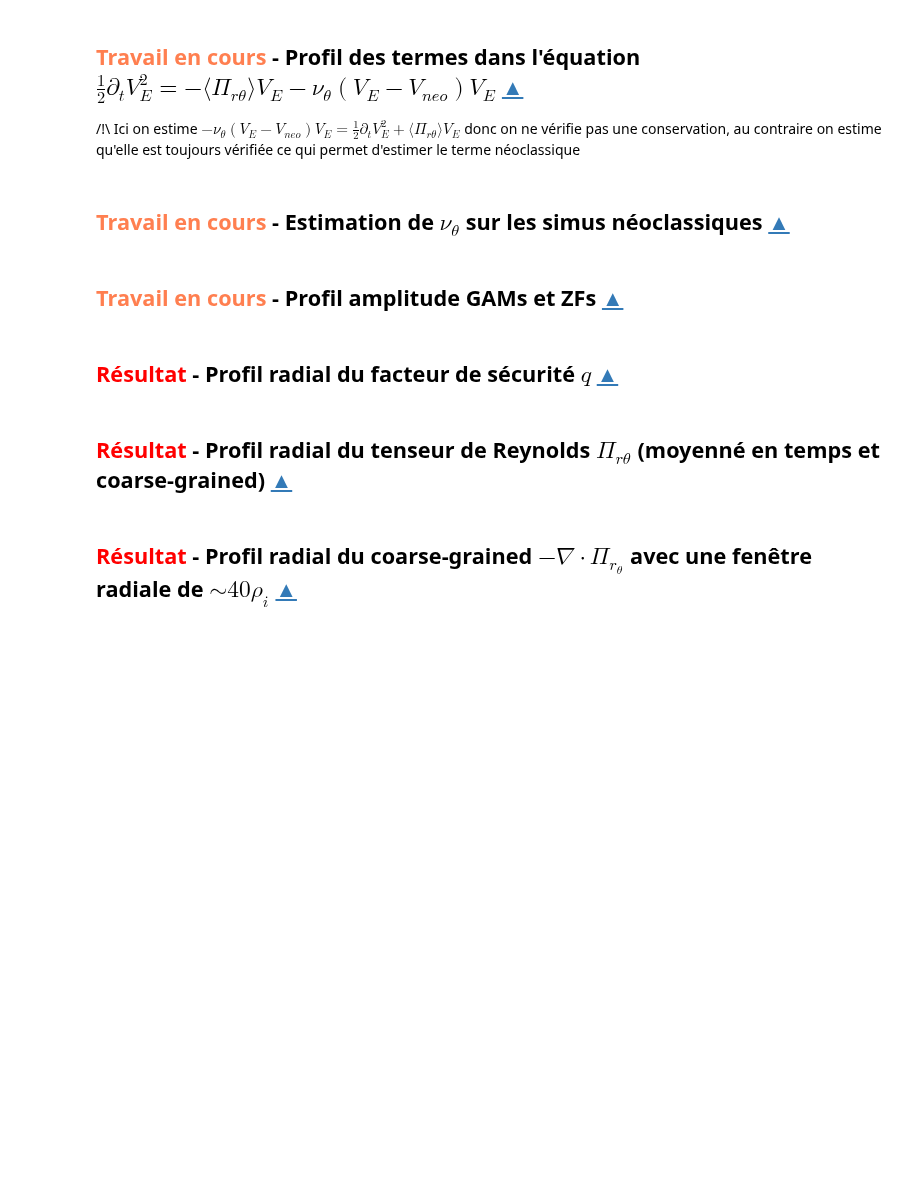
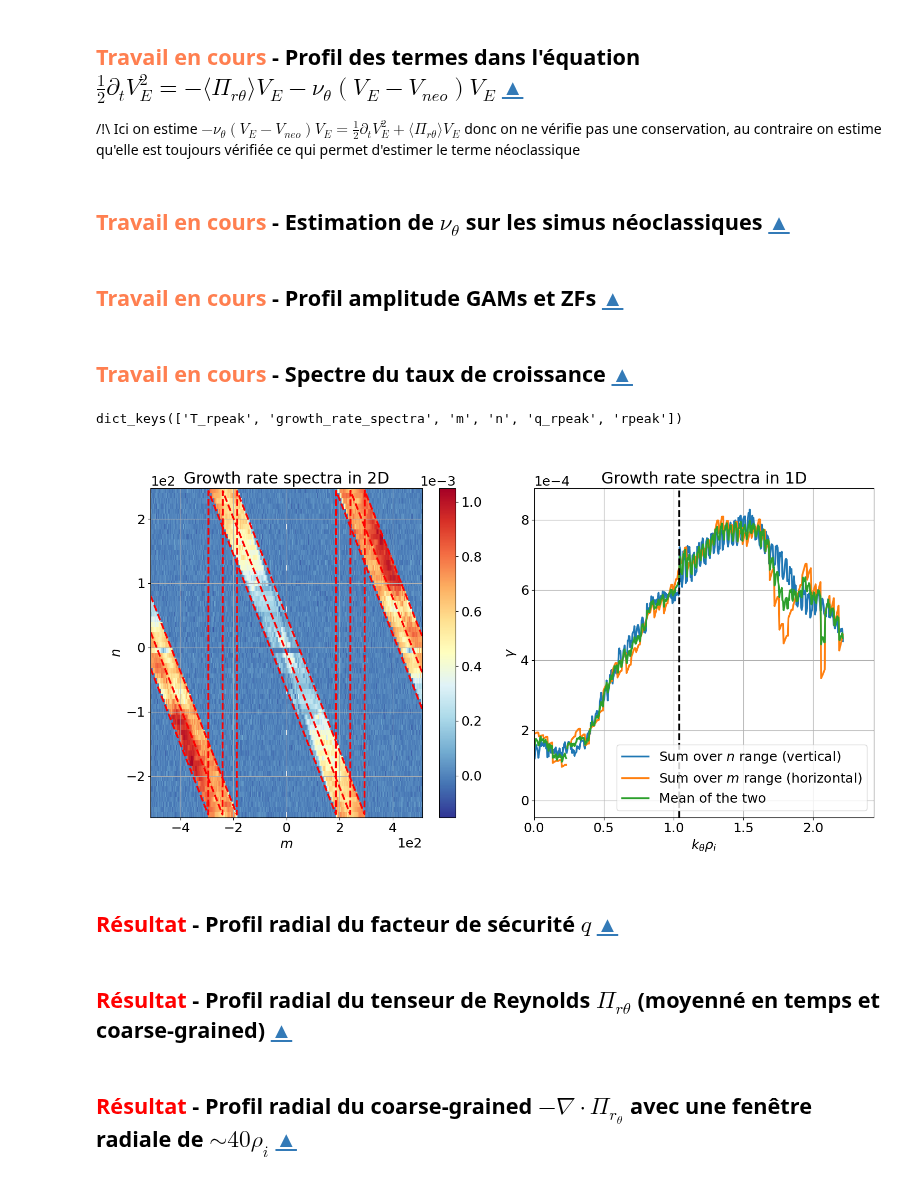
Before and after one commit to rvarennes/rvarennes_Scan_Ip, a Jupyter notebook: Scan_Ip_Postdoc.ipynb, the cells around one changed output. Cells and saved outputs as stored; diff of their text form; code cells hidden in the pictures; blank space fills up the shorter version.

```diff
--- a/Scan_Ip_Postdoc.ipynb
+++ b/Scan_Ip_Postdoc.ipynb
@@ -97,7 +97,7 @@ def hdf5_to_dict(filename):
     with h5py.File(filename, 'r') as f:
         d = {}
         for k in f.keys():
-            if k in wished_values:
+            if k not in untreated_values:
                 v = f[k][()]
                 if isinstance(v, bytes):d[k] = v.decode('utf-8')
                 else:d[k] = np.array(v)
@@ -1428,6 +1432,65 @@ interact(update_plot,
          show_omega_theo  = widgets.Checkbox(value=False,description=r'Display $\omega_{theo}$'),
          **custom_widgets
         )
+# %% [markdown]
+<a id='en_cours_spectre_taux_croissance'></a>
+## <font color='coral'>**Travail en cours**</font> - Spectre du taux de croissance [▲](#sommaire)
+# %%
+q05_spectra = hdf5_to_dict("data/q05_growthrate_2Dspectra.hdf5")
+print(q05_spectra.keys())
+
+nsize = np.abs(q05_spectra['n'][-1] - q05_spectra['n'][0])
+dn    = np.abs(q05_spectra['n'][1] - q05_spectra['n'][0])
+dm    = np.abs(q05_spectra['m'][1] - q05_spectra['m'][0])
+m     = q05_spectra['m']
+q     = q05_spectra['q_rpeak']
+
+## Plot the growth rate spectra in 2D
+fig = plt.figure(figsize=(15,8))
+ax1 = fig.add_subplot(121)
+ax1.set_title("Growth rate spectra in 2D")
+ax1.set_xlabel(r"$m$")
+ax1.set_ylabel(r"$n$")
+
+p = ax1.pcolormesh(q05_spectra['m'],q05_spectra['n'],q05_spectra['growth_rate_spectra'])
+fig.colorbar(p)
+
+## Plot lines of constant n=-m/q and range to cover
+n = (-m/q + nsize/2)%nsize - nsize/2 - dn
+ax1.plot(m, n, ls='--', c='r')
+ax1.plot(m, ((-m-54)/q + nsize/2)%nsize - nsize/2 - dn, ls='--', c='r')
+ax1.plot(m, ((-m+54)/q + nsize/2)%nsize - nsize/2 - dn, ls='--', c='r')
+
+## Plot the growth rate spectra in 1D taking all mode on the n=-m/q line
+growth_rate1D_n = np.zeros(len(q05_spectra['m']))
+growth_rate1D_m = np.zeros(len(q05_spectra['m']))
+for im in range(len(q05_spectra['m'])):
+    growth_rate1D_n[im] = np.mean(q05_spectra['growth_rate_spectra'][
+                    np.where((q05_spectra['n'] >= n[im]-54) & (q05_spectra['n'] <= n[im]+54)), im]
+                    )
+    growth_rate1D_m[im] = np.mean(q05_spectra['growth_rate_spectra'][np.argmin(np.abs(q05_spectra['n'] - n[im])),
+                    np.where((q05_spectra['m'] >= m[im]-54) & (q05_spectra['m'] <= m[im]+54))]
+                    )
+
+## Plot the growth rate spectra in 1D
+ktheta_rhoi = (m / q05_spectra['rpeak']) * np.sqrt(q05_spectra['T_rpeak']/2)
+
+im_lim = np.argmin(np.abs(q05_spectra['m'] - 240))
+
+ax2 = fig.add_subplot(122)
+ax2.set_title("Growth rate spectra in 1D")
+ax2.set_xlabel(r"$k_\theta \rho_i$")
+ax2.set_ylabel(r"$\gamma$")
+ax2.plot(ktheta_rhoi,growth_rate1D_n, label=r'Sum over $n$ range (vertical)')
+ax2.plot(ktheta_rhoi,growth_rate1D_m, label=r'Sum over $m$ range (horizontal)')
+ax2.plot(ktheta_rhoi,(growth_rate1D_n+growth_rate1D_m)/2, label=r'Mean of the two')
+ax2.axvline(x=ktheta_rhoi[im_lim], ls='--', c='k')
+ax2.set_xlim(left=0)
+ax2.legend()
+fig.tight_layout()
+# %% [output]
+dict_keys(['T_rpeak', 'growth_rate_spectra', 'm', 'n', 'q_rpeak', 'rpeak'])
+[figure, added]
 # %% [markdown]
 <a id='resultat_rprof_safety_factor'></a>
 ## <font color='red'>**Résultat**</font> - Profil radial du **facteur de sécurité** $q$ [▲](#sommaire)
```
Also changed, not shown: parts of 4 cells of this notebook.
